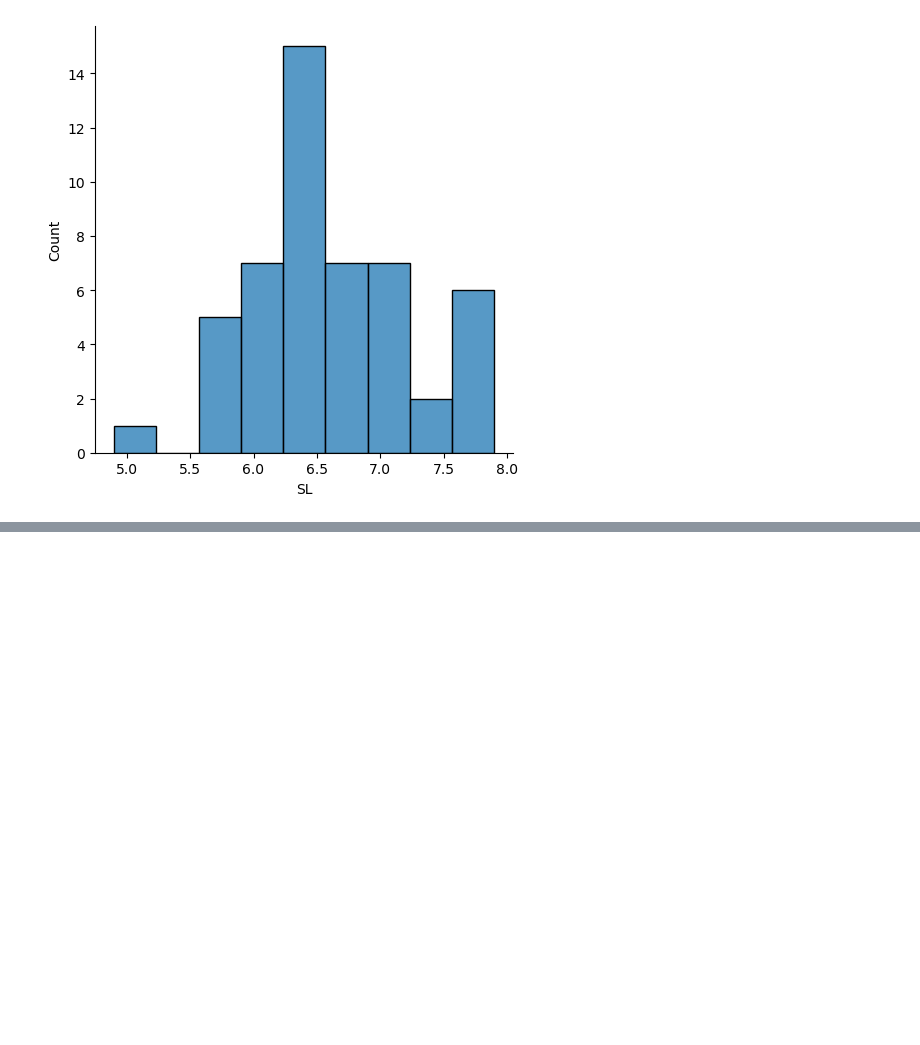
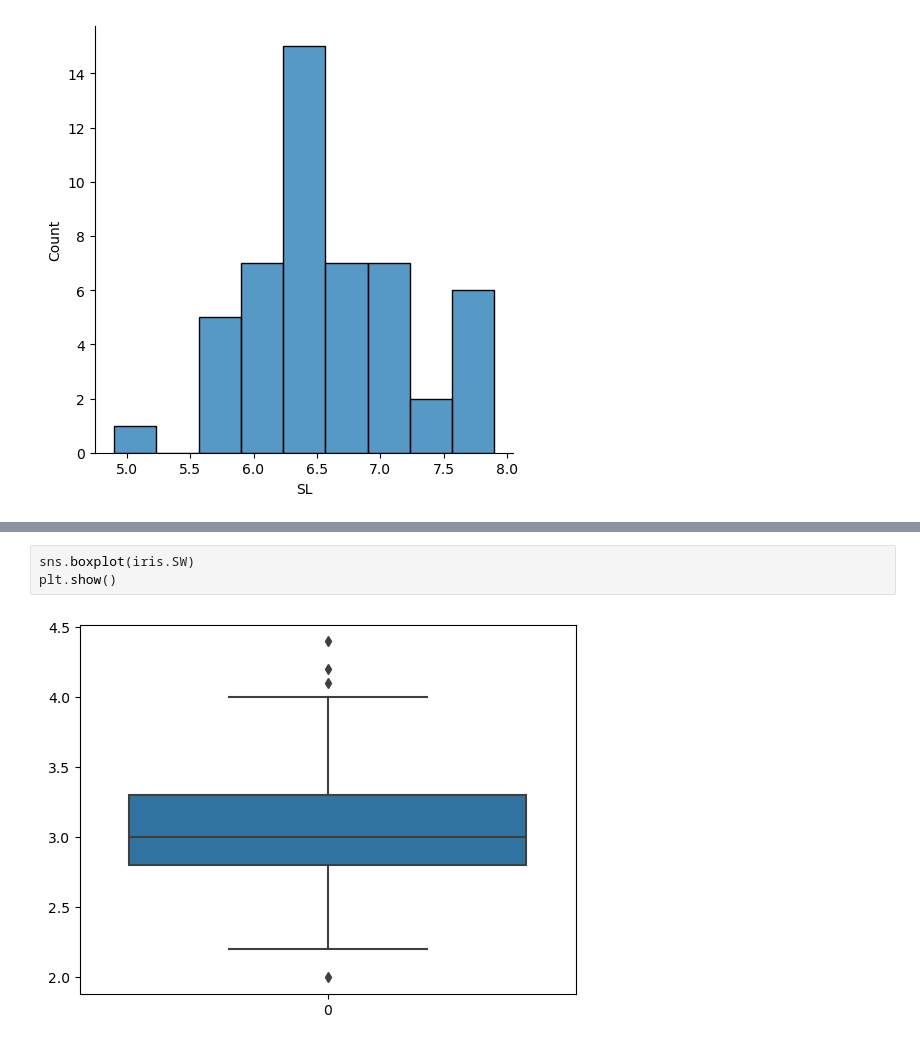
Before and after one commit to CodeByDeepankar/CTTC-AIML, a Jupyter notebook: Day11_SNS.ipynb, the cells around one changed output, grey strips where cells are left out. Saved outputs shown, nothing was run; the diff lists cells and outputs as text; blank space fills up the shorter version.

```diff
--- a/Day11_SNS.ipynb
+++ b/Day11_SNS.ipynb
@@ -134,0 +149,5 @@ plt.show()
+# %%
+sns.boxplot(iris.SW)
+plt.show()
+# %% [output]
+[figure, added]
```
Also changed, not shown: parts of 4 cells of this notebook.
